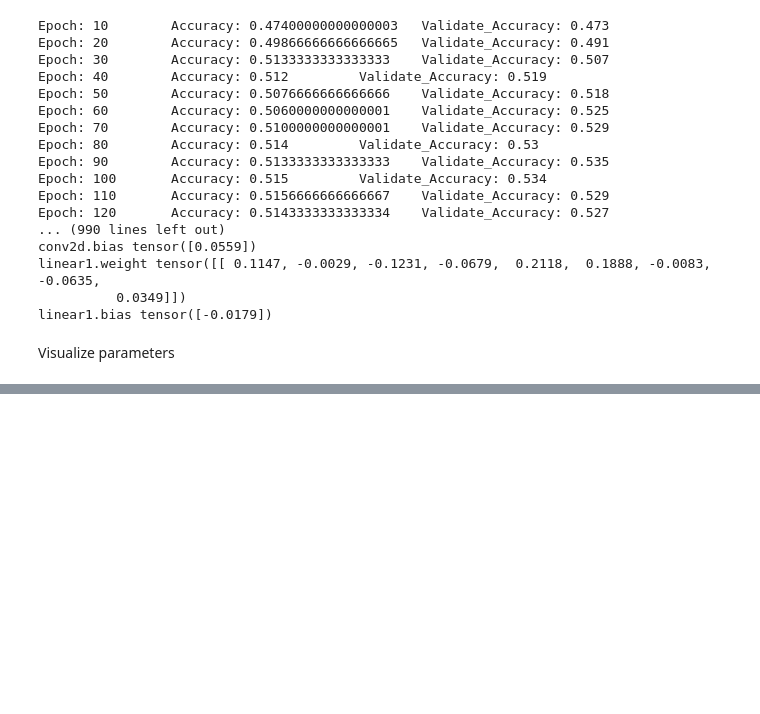
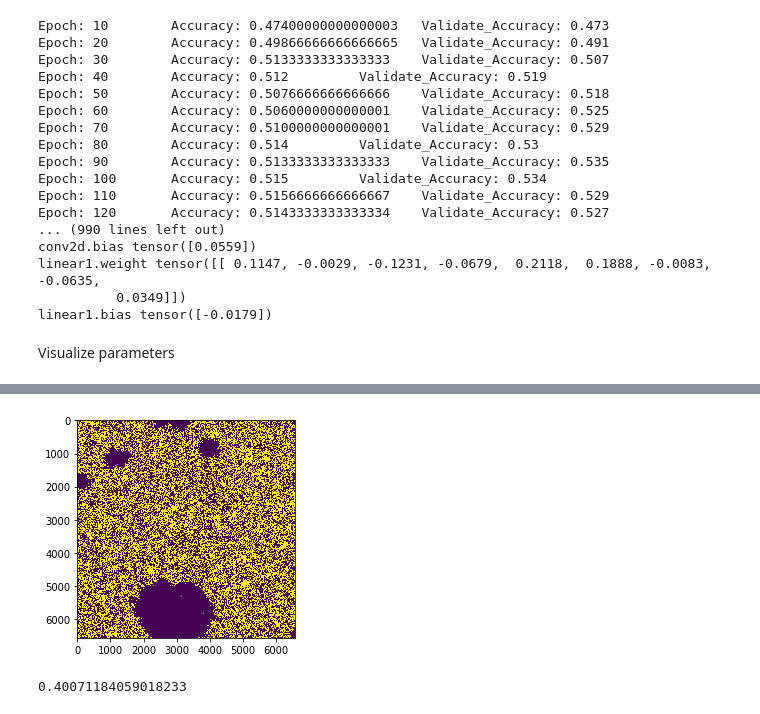
Before and after one commit to anhhuyalex/renormalization, a Jupyter notebook: main.ipynb, the cells around one changed output, grey strips where cells are left out. Cells and saved outputs as stored; diff of their text form; code cells hidden in the pictures; blank space fills up the shorter version.

```diff
--- a/main.ipynb
+++ b/main.ipynb
@@ -480,0 +524,6 @@ from nibabel.testing import data_path
+# %%
+state = np.load("ising_samples/ising6561x6561_temp_2.269185_sample1571858426.648014.npy") # np.random.choice([-1, 1], (size, size))
+plt.imshow(state)
+plt.show()
+# %% [output]
+[figure, added]
@@ -480,0 +532,4 @@ from nibabel.testing import data_path
+# %%
+func_powerlaw(2, -0.16825665,  0.45027981, -0.001)
+# %% [output]
+0.40071184059018233
```
Also changed, not shown: parts of 22 cells of this notebook, 22 other files.
